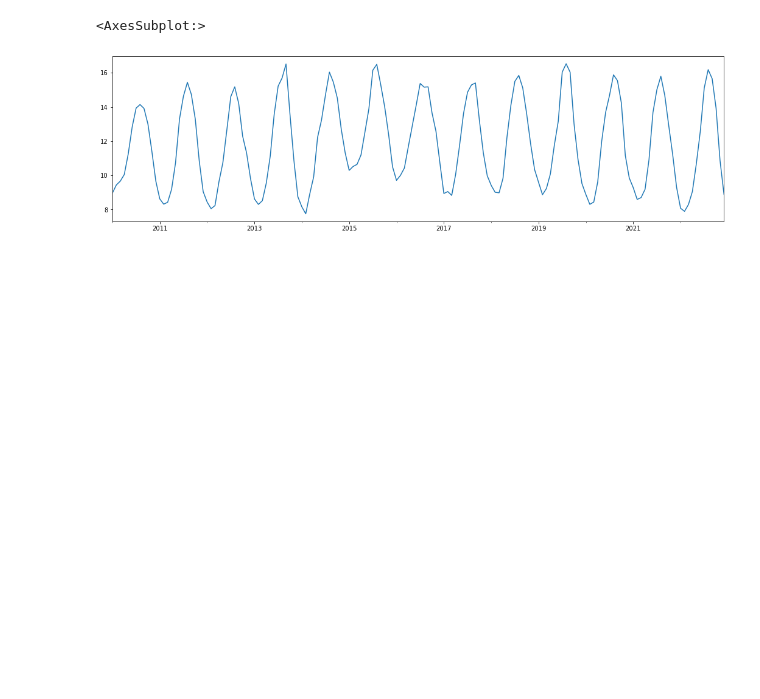
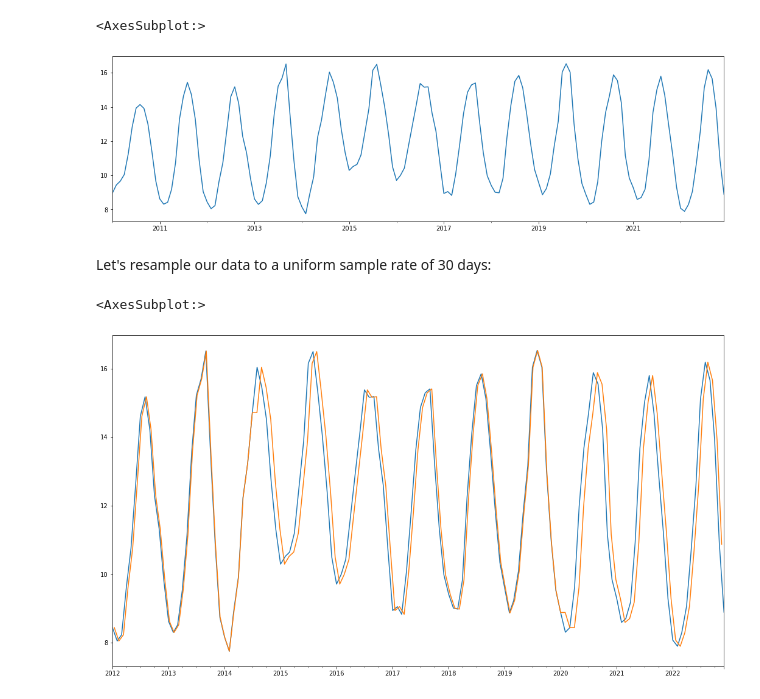
Before and after one commit to eoda-macs401/earth_ocean_data_analysis, a Jupyter notebook: _sources/Notebooks/Untitled.ipynb, the cells around one changed output. Drawn from its saved outputs; the diff is of its cells as text; code cells hidden in the pictures; blank space fills up the shorter version.

```diff
--- a/_sources/Notebooks/Untitled.ipynb
+++ b/_sources/Notebooks/Untitled.ipynb
@@ -113,3 +113,13 @@ sst.loc['2010':'2022'].plot(figsize=(18,5))
 # %% [output]
 <AxesSubplot:>
 [figure]
+# %% [markdown]
+Let's resample our data to a uniform sample rate of 30 days:
+# %%
+sst_reg = sst.resample("30D").ffill()
+# %%
+sst.loc['2012':'2022'].plot(figsize=(18,10))
+sst_reg.loc['2012':'2022'].plot()
+# %% [output]
+<AxesSubplot:>
+[figure, added]
```
Also changed, not shown: parts of 26 cells of this notebook, 16 other files.
